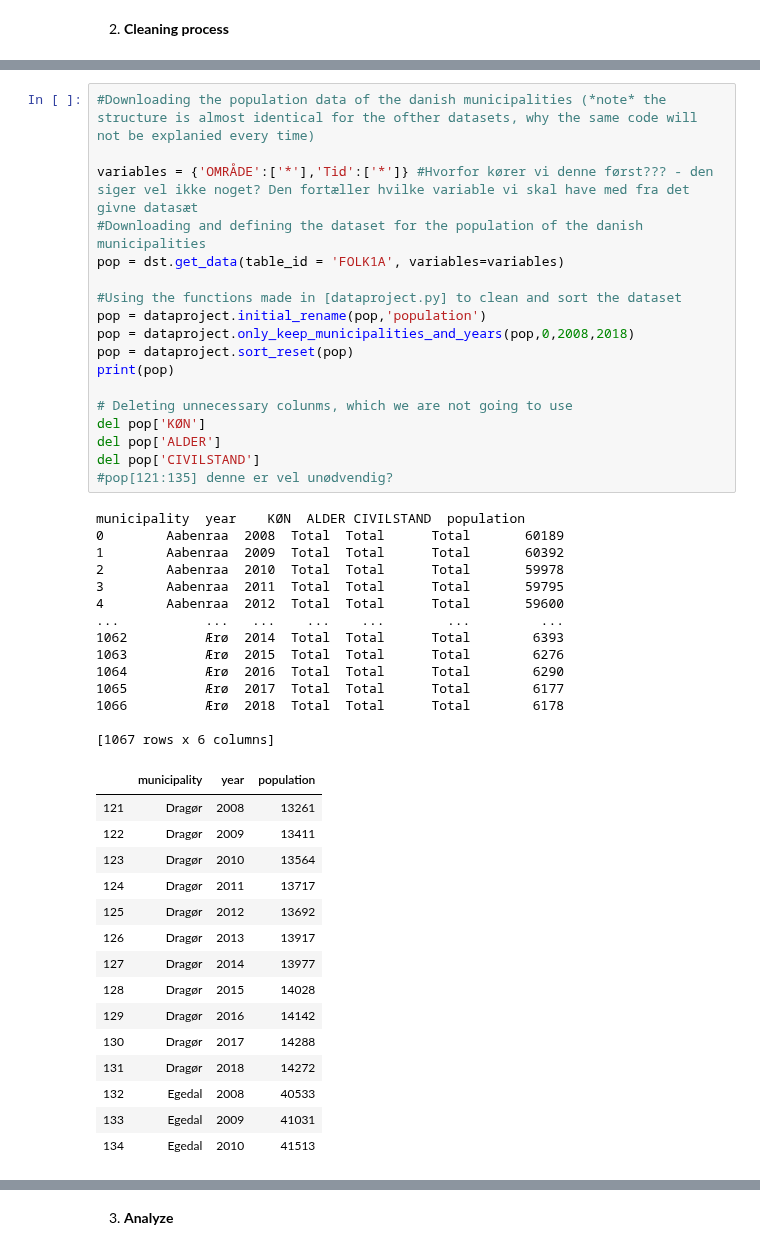
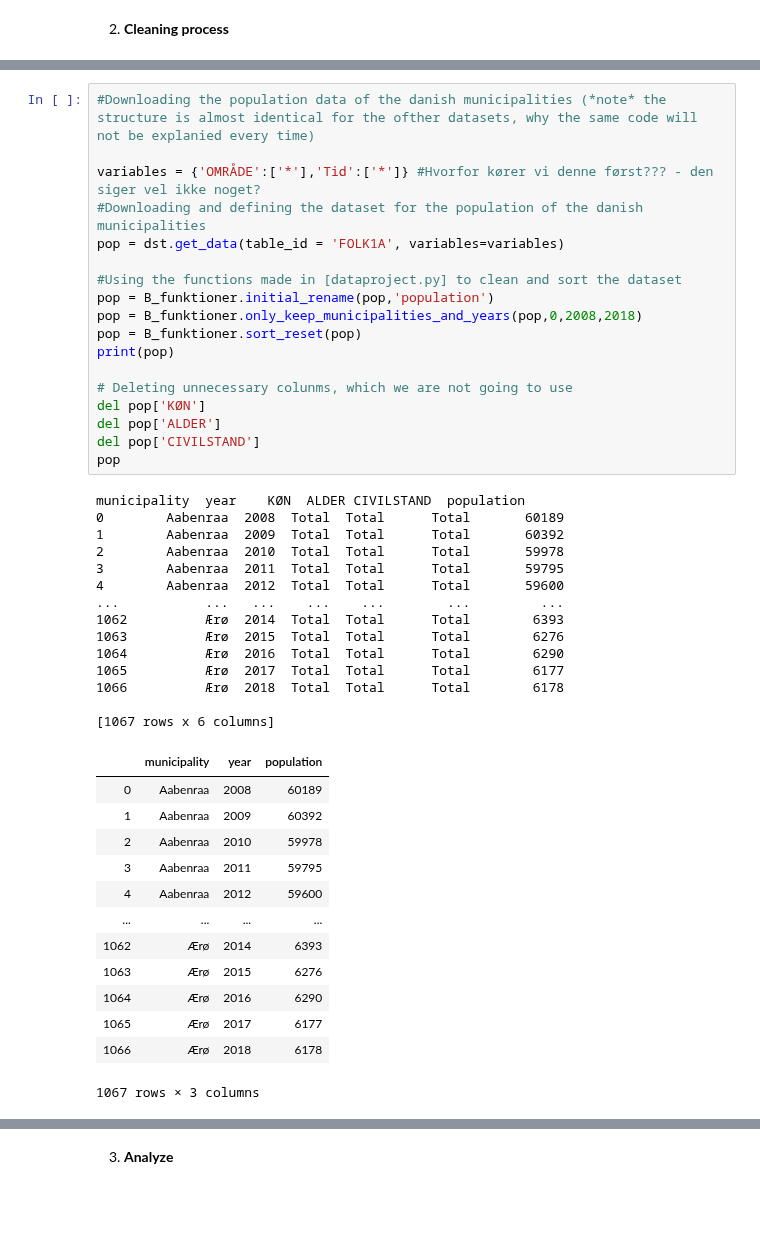
Before and after one commit to Rapyki/projects-2020-slangerne, a Jupyter notebook: dataproject/Henee.ipynb, the cells around one changed output, grey strips where cells are left out. Cells and saved outputs as stored; diff of their text form; blank space fills up the shorter version.

```diff
--- a/dataproject/Henee.ipynb
+++ b/dataproject/Henee.ipynb
@@ -66,51 +63,49 @@ dst.get_variables(table_id='INDKP107')
 # %%
 #Downloading the population data of the danish municipalities (*note* the structure is almost identical for the ofther datasets, why the same code will not be explanied every time)
 
-variables = {'OMRÅDE':['*'],'Tid':['*']} #Hvorfor kører vi denne først??? - den siger vel ikke noget? Den fortæller hvilke variable vi skal have med fra det givne datasæt
+variables = {'OMRÅDE':['*'],'Tid':['*']} #Hvorfor kører vi denne først??? - den siger vel ikke noget?
 #Downloading and defining the dataset for the population of the danish municipalities
 pop = dst.get_data(table_id = 'FOLK1A', variables=variables)
 
 #Using the functions made in [dataproject.py] to clean and sort the dataset
-pop = dataproject.initial_rename(pop,'population')
-pop = dataproject.only_keep_municipalities_and_years(pop,0,2008,2018)
-pop = dataproject.sort_reset(pop)
+pop = B_funktioner.initial_rename(pop,'population')
+pop = B_funktioner.only_keep_municipalities_and_years(pop,0,2008,2018)
+pop = B_funktioner.sort_reset(pop)
 print(pop)
 
 # Deleting unnecessary colunms, which we are not going to use
 del pop['KØN']
 del pop['ALDER']
 del pop['CIVILSTAND']
-#pop[121:135] denne er vel unødvendig?
+pop
 # %% [output]
 municipality  year    KØN  ALDER CIVILSTAND  population
 0        Aabenraa  2008  Total  Total      Total       60189
 1        Aabenraa  2009  Total  Total      Total       60392
 2        Aabenraa  2010  Total  Total      Total       59978
 3        Aabenraa  2011  Total  Total      Total       59795
 4        Aabenraa  2012  Total  Total      Total       59600
 ...           ...   ...    ...    ...        ...         ...
 1062          Ærø  2014  Total  Total      Total        6393
 1063          Ærø  2015  Total  Total      Total        6276
 1064          Ærø  2016  Total  Total      Total        6290
 1065          Ærø  2017  Total  Total      Total        6177
 1066          Ærø  2018  Total  Total      Total        6178
 
 [1067 rows x 6 columns]
 |  | municipality | year | population |
-| 121 | Dragør | 2008 | 13261 |
-| 122 | Dragør | 2009 | 13411 |
-| 123 | Dragør | 2010 | 13564 |
-| 124 | Dragør | 2011 | 13717 |
-| 125 | Dragør | 2012 | 13692 |
-| 126 | Dragør | 2013 | 13917 |
-| 127 | Dragør | 2014 | 13977 |
-| 128 | Dragør | 2015 | 14028 |
-| 129 | Dragør | 2016 | 14142 |
-| 130 | Dragør | 2017 | 14288 |
-| 131 | Dragør | 2018 | 14272 |
-| 132 | Egedal | 2008 | 40533 |
-| 133 | Egedal | 2009 | 41031 |
-| 134 | Egedal | 2010 | 41513 |
+| 0 | Aabenraa | 2008 | 60189 |
+| 1 | Aabenraa | 2009 | 60392 |
+| 2 | Aabenraa | 2010 | 59978 |
+| 3 | Aabenraa | 2011 | 59795 |
+| 4 | Aabenraa | 2012 | 59600 |
+| ... | ... | ... | ... |
+| 1062 | Ærø | 2014 | 6393 |
+| 1063 | Ærø | 2015 | 6276 |
+| 1064 | Ærø | 2016 | 6290 |
+| 1065 | Ærø | 2017 | 6177 |
+| 1066 | Ærø | 2018 | 6178 |
+1067 rows × 3 columns
 # %%
 #Downloading the employment data of the danish municipalities
 
```
Also changed, not shown: parts of 15 cells of this notebook.
